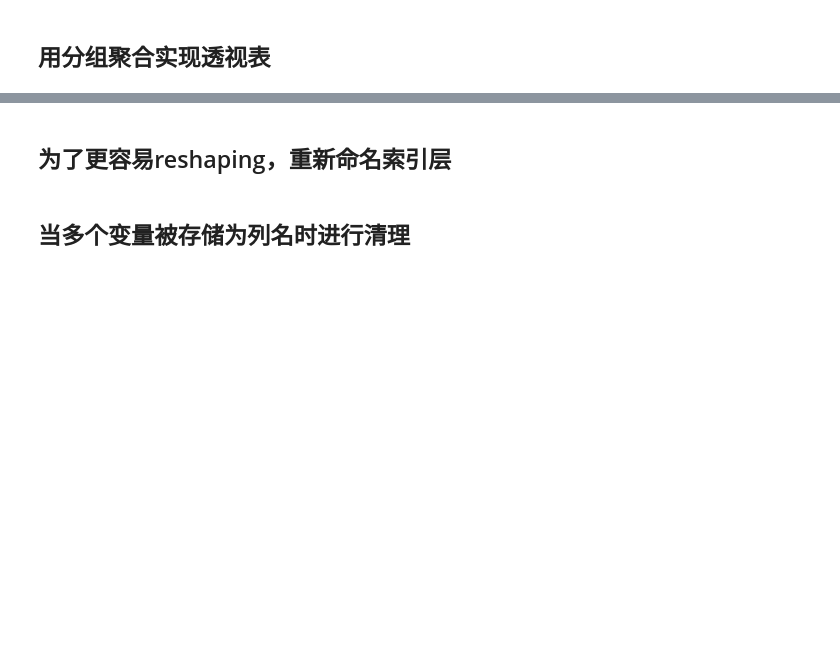
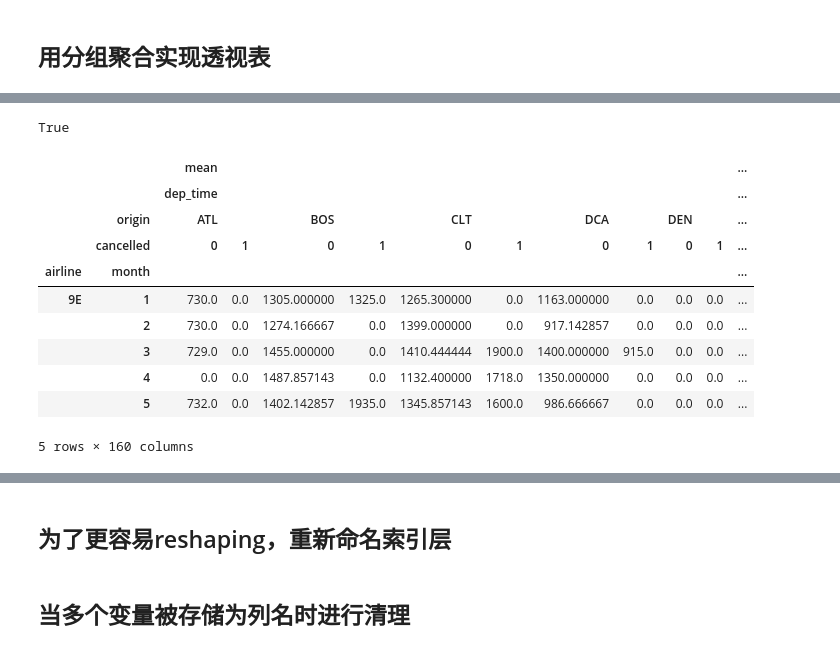
Before and after one commit to 99night66/pandas_study, a Jupyter notebook: 8_数据清理.ipynb, the cells around one changed output, grey strips where cells are left out. Drawn from its saved outputs; the diff is of its cells as text; code cells hidden in the pictures; blank space fills up the shorter version.

```diff
--- a/8_数据清理.ipynb
+++ b/8_数据清理.ipynb
@@ -433,4 +563,23 @@ fp.equals(fg_unstack)
+# %%
+fp.equals(fg_unstack)
+# %% [output]
+True
 # %%
-fp2 = flights.pivot_table(index=['AIRLINE', 'MONTH'], columns=['ORG_AIR', 'CANCELLED'],
-                          values=['DEP_DELAY', 'DIST'], aggfunc=[np.mean, np.sum], fill_value=0)
+# 实现一个稍微复杂点的透视表
+
+flights['month'] = flights['date'].dt.month
+fp2 = flights.pivot_table(index=['airline', 'month'], columns=['origin', 'cancelled'],
+                          values=['dep_time', 'distance'], aggfunc=[np.mean, np.sum], fill_value=0)
 fp2.head()
+# %% [output]
+|  |  | mean |  |  |  |  |  |  |  |  |  | ... |
+|  |  | dep_time |  |  |  |  |  |  |  |  |  | ... |
+|  | origin | ATL |  | BOS |  | CLT |  | DCA |  | DEN |  | ... |
+|  | cancelled | 0 | 1 | 0 | 1 | 0 | 1 | 0 | 1 | 0 | 1 | ... |
+| airline | month |  |  |  |  |  |  |  |  |  |  | ... |
+| 9E | 1 | 730.0 | 0.0 | 1305.000000 | 1325.0 | 1265.300000 | 0.0 | 1163.000000 | 0.0 | 0.0 | 0.0 | ... |
+|  | 2 | 730.0 | 0.0 | 1274.166667 | 0.0 | 1399.000000 | 0.0 | 917.142857 | 0.0 | 0.0 | 0.0 | ... |
+|  | 3 | 729.0 | 0.0 | 1455.000000 | 0.0 | 1410.444444 | 1900.0 | 1400.000000 | 915.0 | 0.0 | 0.0 | ... |
+|  | 4 | 0.0 | 0.0 | 1487.857143 | 0.0 | 1132.400000 | 1718.0 | 1350.000000 | 0.0 | 0.0 | 0.0 | ... |
+|  | 5 | 732.0 | 0.0 | 1402.142857 | 1935.0 | 1345.857143 | 1600.0 | 986.666667 | 0.0 | 0.0 | 0.0 | ... |
+5 rows × 160 columns
```
Also changed, not shown: parts of 22 cells of this notebook.
